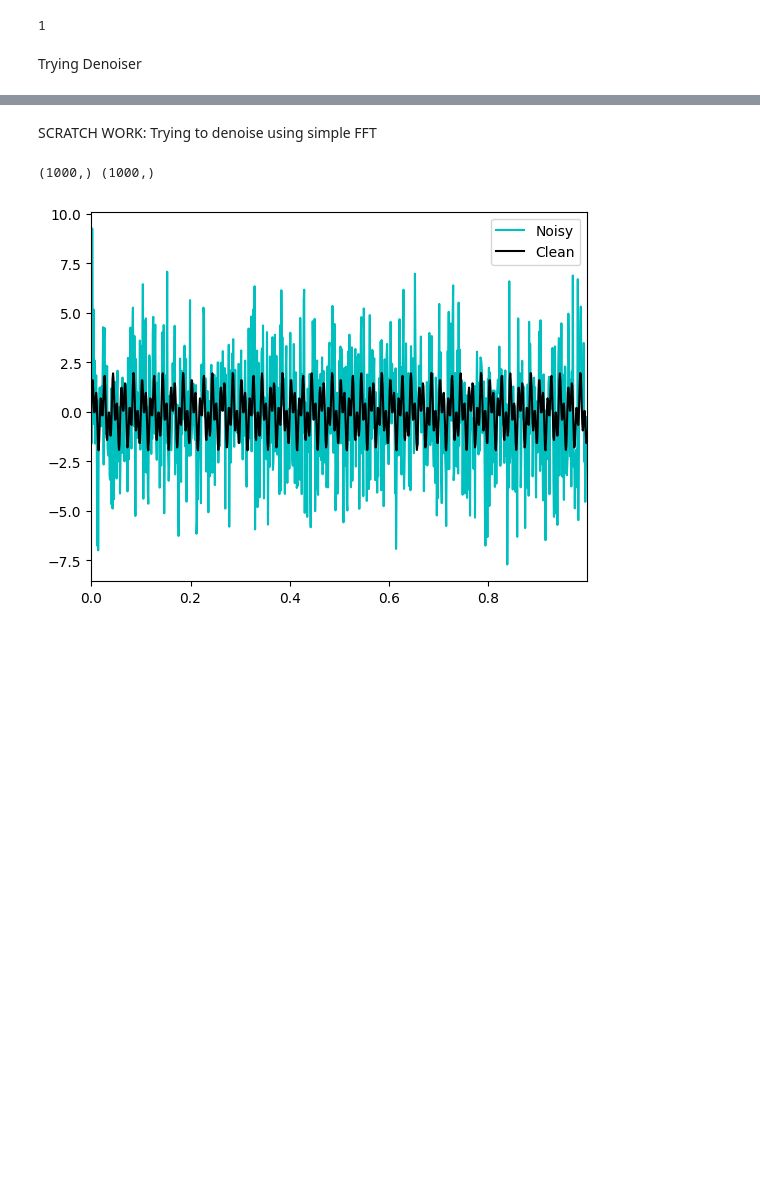
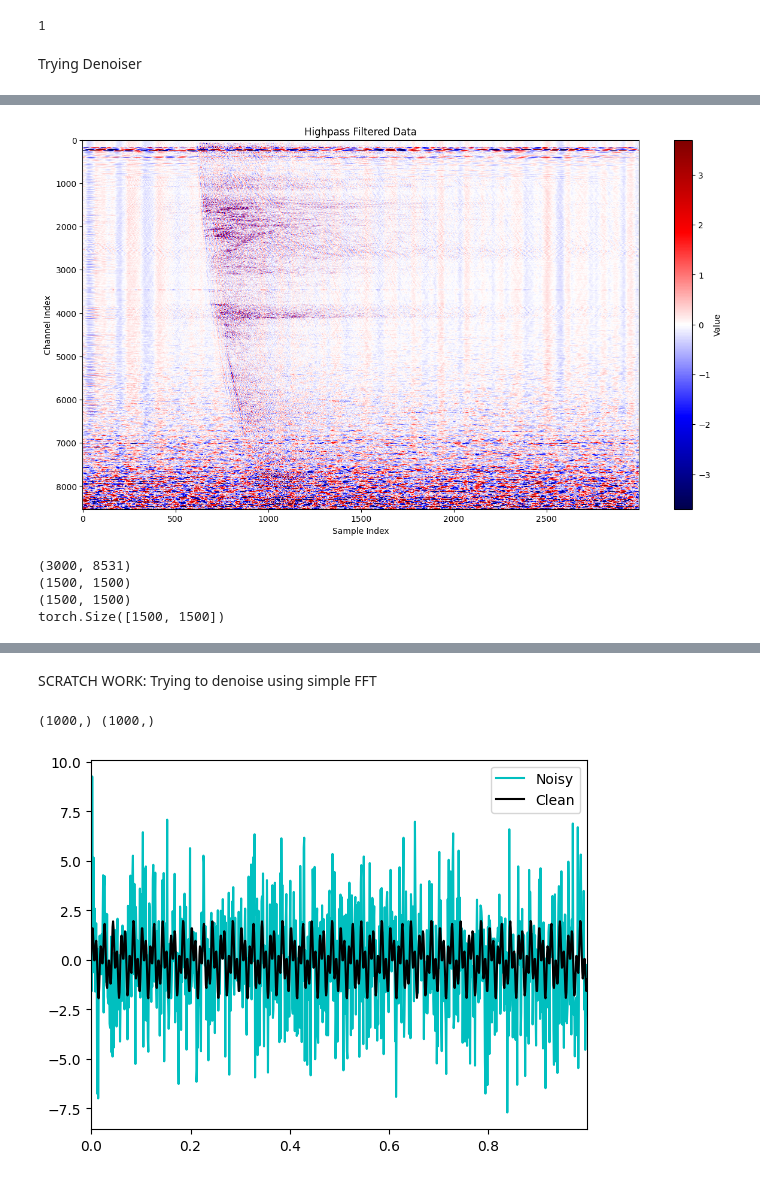
Before and after one commit to uwfiberlab/curatedDAS, a Jupyter notebook: testing_denoising.ipynb, the cells around one changed output, grey strips where cells are left out. Saved outputs shown, nothing was run; the diff lists cells and outputs as text; code cells hidden in the pictures; blank space fills up the shorter version.

```diff
--- a/testing_denoising.ipynb
+++ b/testing_denoising.ipynb
@@ -91,0 +41,45 @@ for i, file_name in enumerate(file_list):
+# %%
+from scipy.signal import butter, filtfilt
+
+# Define highpass filter
+def highpass_filter(data, cutoff, fs, order=5):
+    nyquist = 0.5 * fs
+    normal_cutoff = cutoff / nyquist
+    b, a = butter(order, normal_cutoff, btype='high', analog=False)
+    y = filtfilt(b, a, data, axis=0)
+    return y
+
+# Apply highpass filter to the data
+fs = 200  # Sampling frequency (Hz)
+cutoff = 1  # Cutoff frequency (Hz)
+filtered_data = highpass_filter(data_h5, cutoff, fs)
+
+filtered_data_max = np.max(np.abs(filtered_data))
+
+filtered_data_max = np.percentile(np.abs(filtered_data), 90)
+
+# Plot the filtered data
+plt.figure(figsize=(15, 8))
+plt.imshow(filtered_data.T, aspect='auto', cmap='seismic', vmin=-filtered_data_max, vmax=filtered_data_max)
+plt.colorbar(label='Value')
+plt.title("Highpass Filtered Data")
+plt.xlabel("Sample Index")
+plt.ylabel("Channel Index")
+plt.show()
+# %% [output]
+[figure, added]
+# %%
+print(filtered_data.shape)
+
+data = filtered_data[:1500, 4000:5500]
+data_norm = (data - np.mean(data)) / np.std(data)
+data_tensor = torch.from_numpy(data_norm).to(devc)
+# data_tensor = torch.tensor(data_norm, dtype=torch.float32)
+print(data.shape)
+print(data_norm.shape)
+print(data_tensor.shape)
+# %% [output]
+(3000, 8531)
+(1500, 1500)
+(1500, 1500)
+torch.Size([1500, 1500])
```
Also changed, not shown: parts of 10 cells of this notebook.
